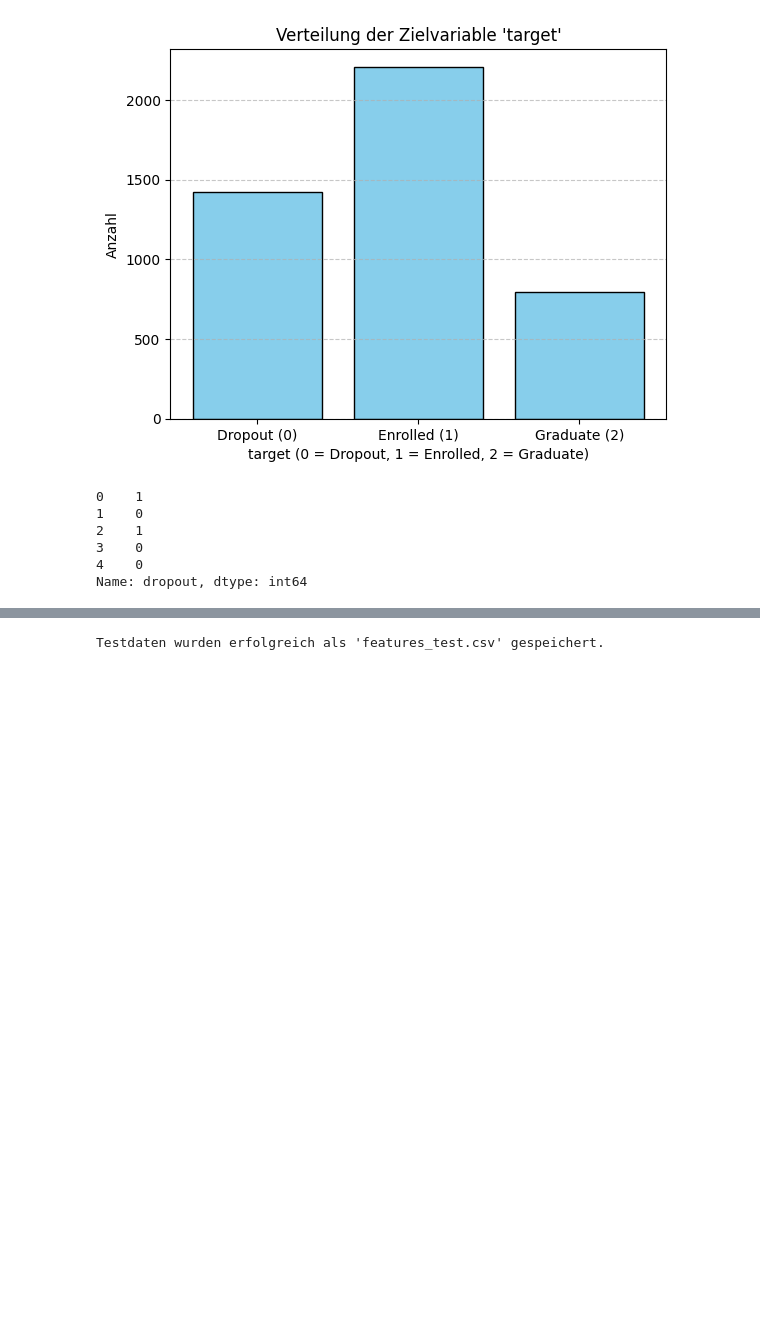
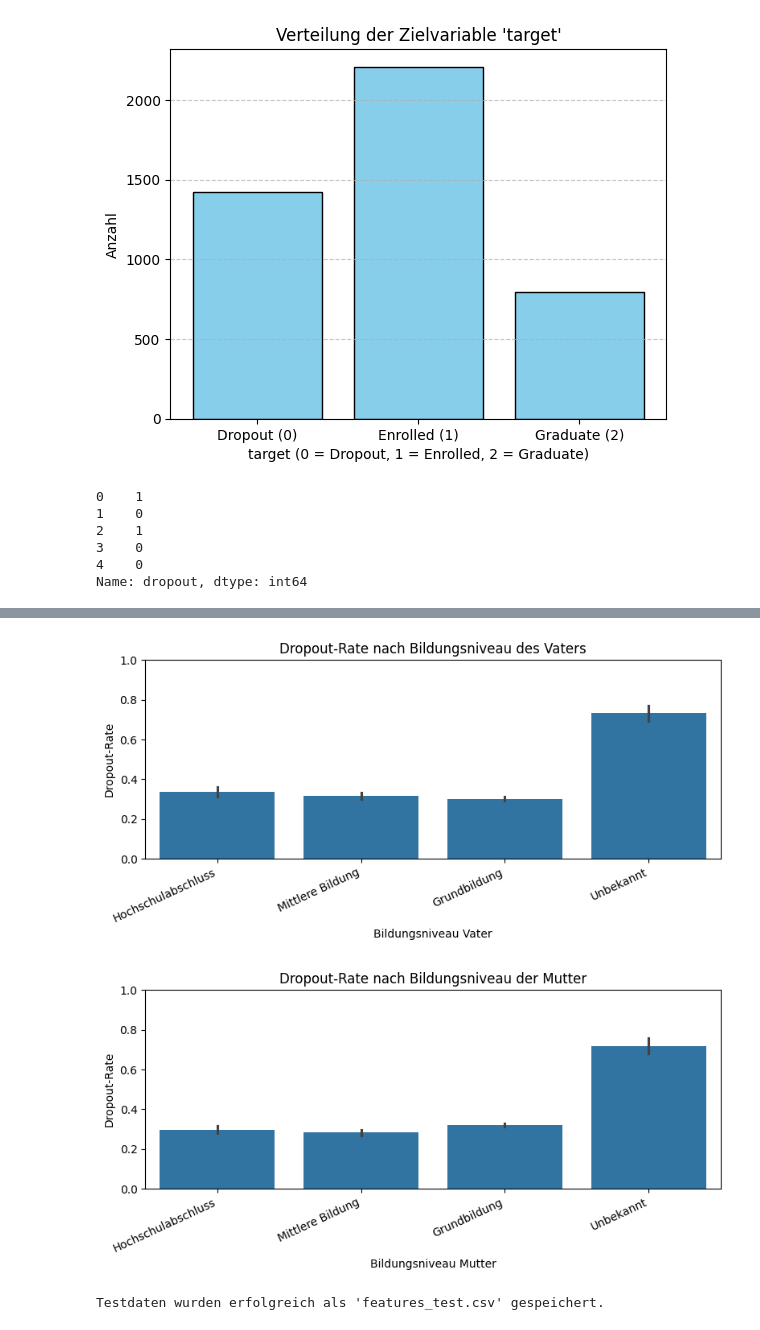
Before and after one commit to Sorour2025/SorourEndProjekt, a Jupyter notebook: data.ipynb, the cells around one changed output, grey strips where cells are left out. Cells and saved outputs as stored; diff of their text form; code cells hidden in the pictures; blank space fills up the shorter version.

```diff
--- a/data.ipynb
+++ b/data.ipynb
@@ -277,3 +318,59 @@ df['mother_occ_group'] = df["mothers_occupation"].apply(group_occupation)
+# %%
+# Bildungsniveau der Eltern gruppieren
+education_groups = {
+    "Grundbildung": [9, 10, 11, 12, 14, 15, 19, 26, 27, 29, 30, 37, 38],
+    "Mittlere Bildung": [1, 18, 22, 39, 42],
+    "Hochschulabschluss": [2, 3, 4, 5, 40, 43, 44],
+    "Unbekannt": [34, 35, 36]
+}
+
+def map_education(code):
+    for group, codes in education_groups.items():
+        if code in codes:
+            return group
+    return "Unbekannt"
+
+df["mothers_qualification_group"] = df["mothers_qualification"].apply(map_education)
+df["fathers_qualification_group"] = df["fathers_qualification"].apply(map_education)
+# %%
+# 1) Dropout-Rate nach Bildungsniveau des Vaters
+plt.figure(figsize=(8,4))
+sns.barplot(
+    data=df,
+    x='fathers_qualification_group',
+    y='dropout',
+    estimator=lambda x: sum(x)/len(x),
+    errorbar='se',
+    order=["Hochschulabschluss", "Mittlere Bildung", "Grundbildung", "Unbekannt"]
+)
+plt.ylim(0, 1)
+plt.xlabel('Bildungsniveau Vater')
+plt.ylabel('Dropout-Rate')
+plt.title('Dropout-Rate nach Bildungsniveau des Vaters')
+plt.xticks(rotation=25, ha='right')
+plt.tight_layout()
+plt.show()
+
+# 2) Dropout-Rate nach Bildungsniveau der Mutter
+plt.figure(figsize=(8,4))
+sns.barplot(
+    data=df,
+    x='mothers_qualification_group',
+    y='dropout',
+    estimator=lambda x: sum(x)/len(x),
+    errorbar='se',
+    order=["Hochschulabschluss", "Mittlere Bildung", "Grundbildung", "Unbekannt"]
+)
+plt.ylim(0, 1)
+plt.xlabel('Bildungsniveau Mutter')
+plt.ylabel('Dropout-Rate')
+plt.title('Dropout-Rate nach Bildungsniveau der Mutter')
+plt.xticks(rotation=25, ha='right')
+plt.tight_layout()
+plt.show()
+# %% [output]
+[figure, added]
+[figure, added]
 # %%
 from sklearn.model_selection import train_test_split
 
```
Also changed, not shown: parts of 3 cells of this notebook.
